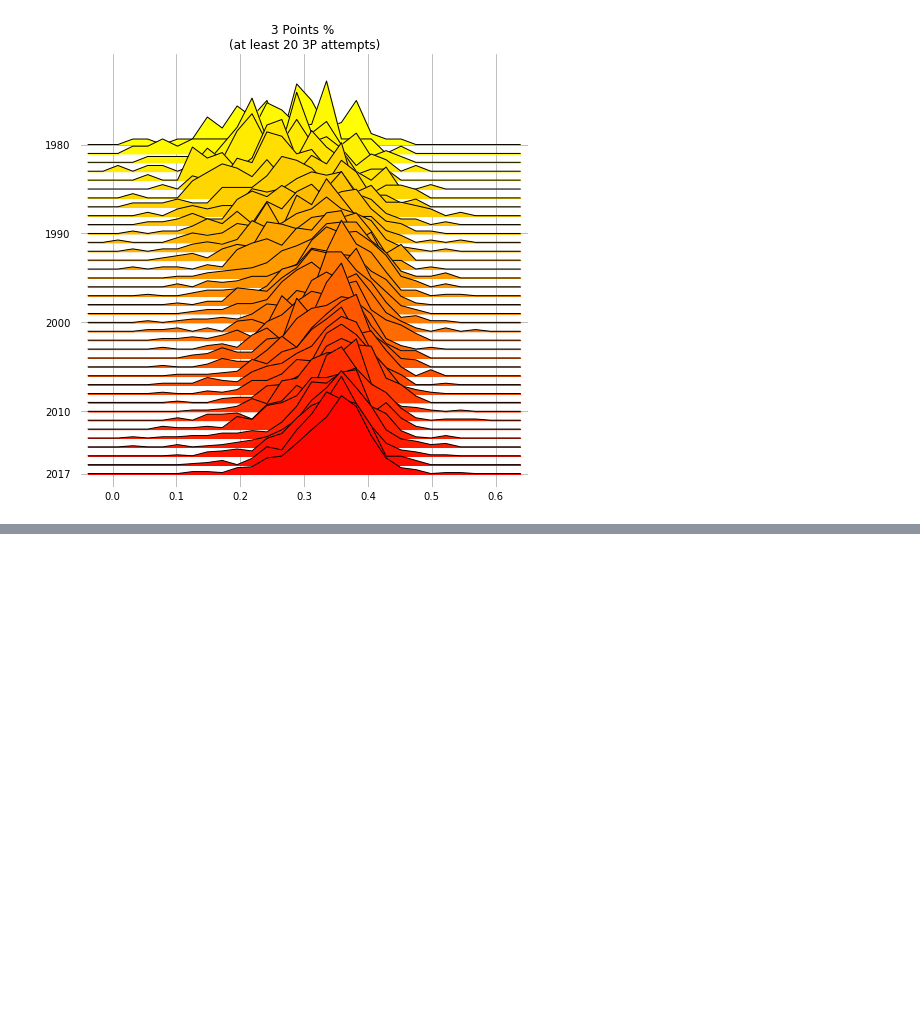
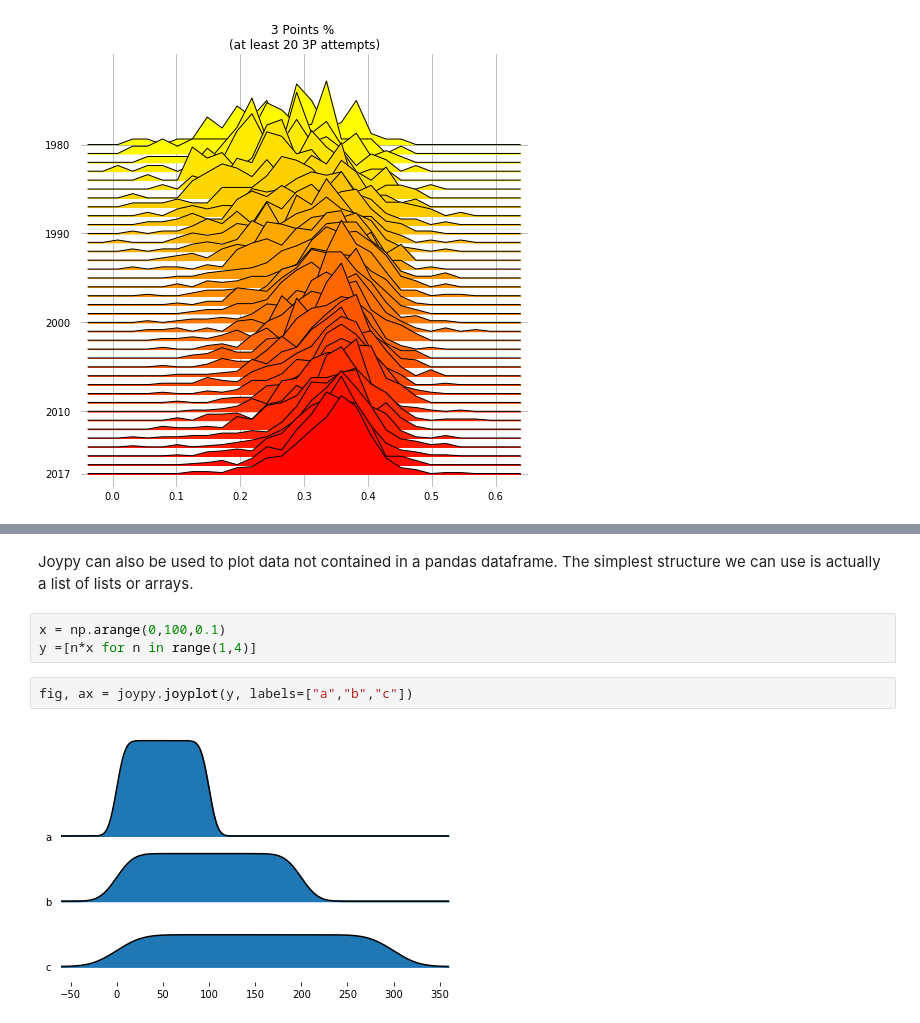
Before and after one commit to leotac/joypy, a Jupyter notebook: Joyplot.ipynb, the cells around one changed output, grey strips where cells are left out. Drawn from its saved outputs; the diff is of its cells as text; blank space fills up the shorter version.

```diff
--- a/Joyplot.ipynb
+++ b/Joyplot.ipynb
@@ -211,0 +244,9 @@ fig, axes = joypy.joyplot(threepoint_shooters, by="Year", column="3P%",
+# %% [markdown]
+Joypy can also be used to plot data not contained in a pandas dataframe. The simplest structure we can use is actually a list of lists or arrays.
+# %%
+x = np.arange(0,100,0.1)
+y =[n*x for n in range(1,4)]
+# %%
+fig, ax = joypy.joyplot(y, labels=["a","b","c"])
+# %% [output]
+[figure, added]
```
Also changed, not shown: parts of 16 cells of this notebook, 2 other files.
